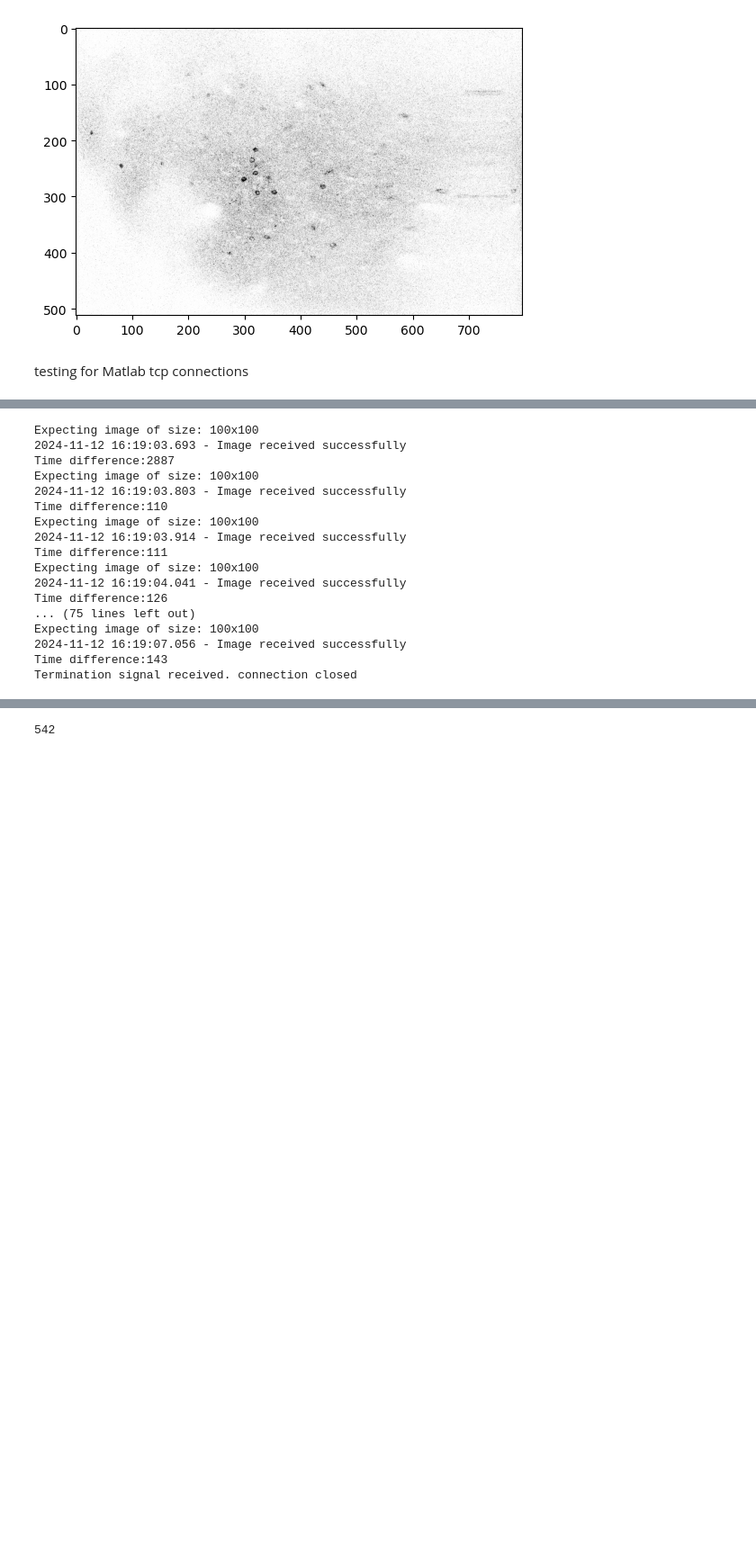
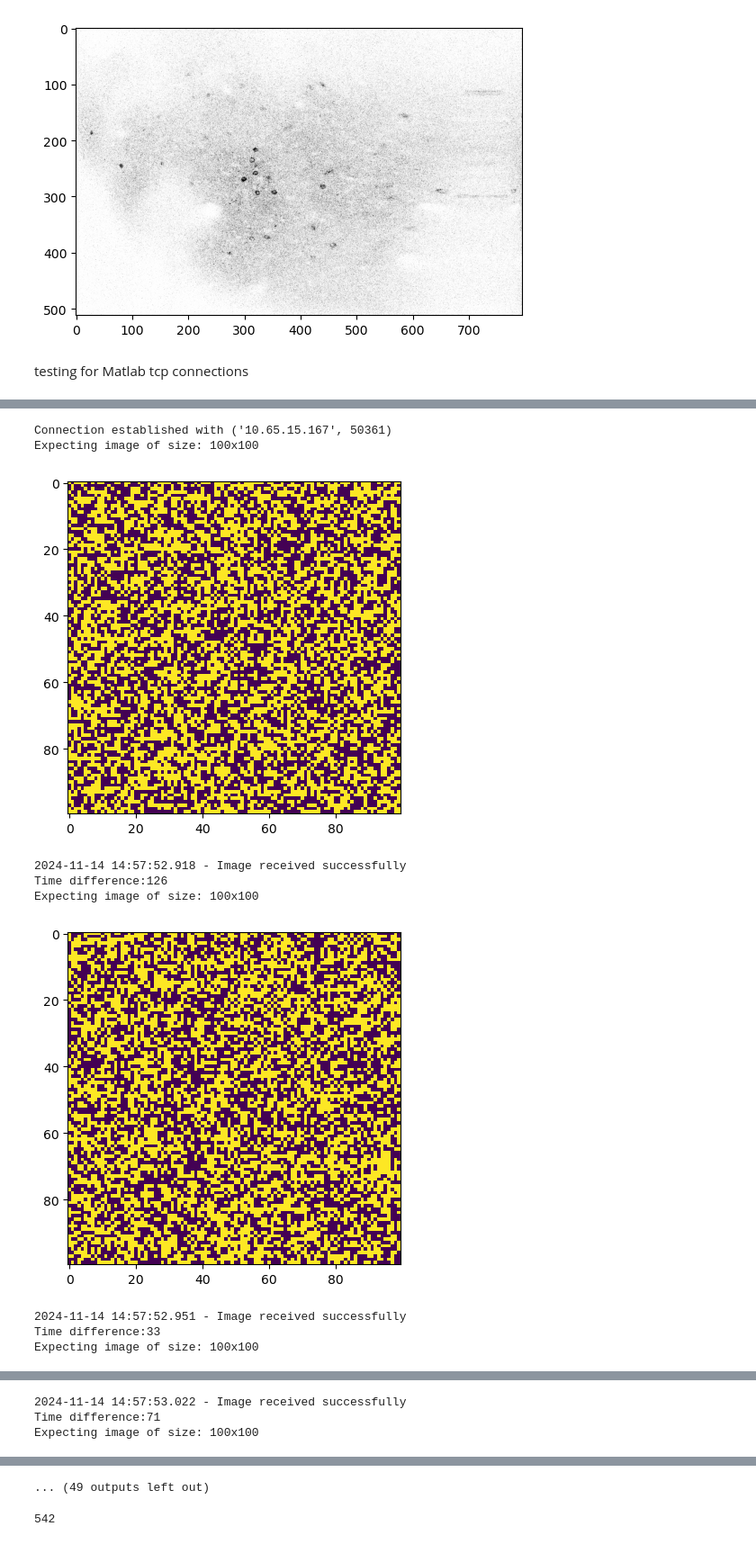
Before and after one commit to draeloslab/scanbox, a Jupyter notebook: notebooks/watchdog.ipynb, the cells around one changed output, grey strips where cells are left out. Shown at 90% size. Saved outputs shown, nothing was run; the diff lists cells and outputs as text; code cells hidden in the pictures; blank space fills up the shorter version.

Commit message:
one socket continuous streaming working

```diff
--- a/notebooks/watchdog.ipynb
+++ b/notebooks/watchdog.ipynb
@@ -206,23 +206,58 @@ while True:
         # conn.sendall(b"Image data received")  # Send acknowledgment back to MATLAB
     except Exception as e:
         print(f"error receiving msg: {e}")
-    finally:
-        conn.close()
+    # finally:
+    #     conn.close()
-# %% [output]
-Expecting image of size: 100x100
-2024-11-12 16:19:03.693 - Image received successfully
-Time difference:2887
-Expecting image of size: 100x100
-2024-11-12 16:19:03.803 - Image received successfully
-Time difference:110
-Expecting image of size: 100x100
-2024-11-12 16:19:03.914 - Image received successfully
-Time difference:111
-Expecting image of size: 100x100
-2024-11-12 16:19:04.041 - Image received successfully
-Time difference:126
-... (75 lines left out)
-Expecting image of size: 100x100
-2024-11-12 16:19:07.056 - Image received successfully
-Time difference:143
-Termination signal received. connection closed
+# %%
+conn, addr = server_socket.accept()
+print(f"Connection established with {addr}")
+prev_time = dt.now()
+try:
+    while True:
+        try:
+            first_message = conn.recv(4)
+            # print("first_msg received")
+            if first_message.decode('utf-8') == "done":
+                print("Termination signal received. connection closed")
+                conn.close()
+                break
+            # image dimensions (height and width)
+            height = struct.unpack('I', first_message)[0]  # Receive 4 bytes for height
+            width = struct.unpack('I', conn.recv(4))[0]   # Receive 4 bytes for width
+            print(f"Expecting image of size: {height}x{width}")
+
+            image_data = bytearray()
+            while len(image_data) < height * width:
+                packet = conn.recv(4096)
+                if not packet:
+                    break
+                image_data.extend(packet)
+
+            # Convert the image data back into a numpy array
+            image_array = np.frombuffer(image_data, dtype=np.uint8).reshape((height, width))
+            plt.imshow(image_array)
+            plt.show()
+            time = dt.now()
+            print(f"{str(time)[:-3]} - Image received successfully")
+            print(f"Time difference:{int((time-prev_time).total_seconds()*1000)}")
+            prev_time = time
+
+        except Exception as e:
+            print(f"Error while receiving data: {e}")
+            break
+
+finally:
+    conn.close()
+    server_socket.close()
+    print("Server connection closed.")
+# %% [output]
+Connection established with ('10.65.15.167', 50361)
+Expecting image of size: 100x100
+[figure, added]
+2024-11-14 14:57:52.918 - Image received successfully
+Time difference:126
+Expecting image of size: 100x100
+[figure, added]
+2024-11-14 14:57:52.951 - Image received successfully
+Time difference:33
+Expecting image of size: 100x100
@@ -228,0 +265,3 @@ Termination signal received. connection closed
+2024-11-14 14:57:53.022 - Image received successfully
+Time difference:71
+Expecting image of size: 100x100
@@ -229,3 +277,4 @@ Termination signal received. connection closed
+... (49 outputs left out)
 # %%
 prev_time = dt.now()
 # %%
```
Also changed, not shown: parts of 4 cells of this notebook.
